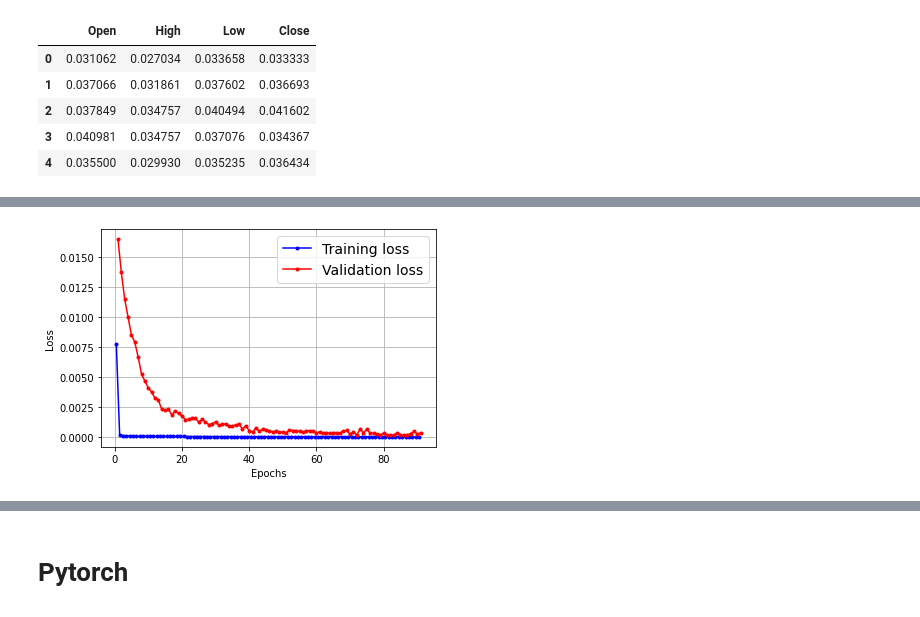
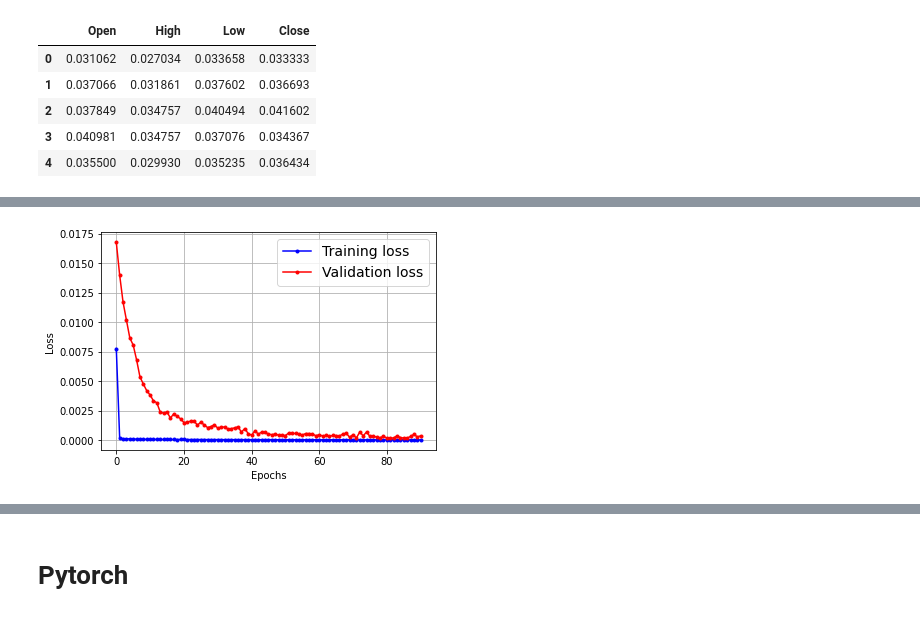
Before and after one commit to CownowAn/bitamin, a Jupyter notebook: week4_LSTM/week4_preview/LSTM_samsung stock price prediction.ipynb, the cells around one changed output, grey strips where cells are left out. Saved outputs shown, nothing was run; the diff lists cells and outputs as text; code cells hidden in the pictures.

```diff
--- a/week4_LSTM/week4_preview/LSTM_samsung stock price prediction.ipynb
+++ b/week4_LSTM/week4_preview/LSTM_samsung stock price prediction.ipynb
@@ -112,7 +112,7 @@ def make_windowed_dataset(dataset, start_index, end_index, time_step, target_siz
     labels = []
     start_index = start_index + time_step
     if end_index is None:
-        end_index = dataset.shape[0] - time_step
+        end_index = dataset.shape[0]
 
     for i in range(start_index, end_index):
         indexs = range(i - time_step, i, step)
@@ -200,16 +200,16 @@ Epoch 91: val_loss did not improve from 0.00018
 # %%
 def plot_learning_curves(loss, val_loss):
-    plt.plot(np.arange(len(loss)) + 0.5, loss, "b.-", label="Training loss")
-    plt.plot(np.arange(len(val_loss)) + 1, val_loss, "r.-", label="Validation loss")
+    plt.plot(np.arange(len(loss)), loss, "b.-", label="Training loss")
+    plt.plot(np.arange(len(val_loss)), val_loss, "r.-", label="Validation loss")
     plt.legend(fontsize=14)
     plt.xlabel("Epochs")
     plt.ylabel("Loss")
     plt.grid(True)
 
 plot_learning_curves(RNN_model_history.history["loss"], RNN_model_history.history["val_loss"])
 plt.show()
 # %% [output]
-[figure, old version]
+[figure, new version]
 # %%
 RNN_model.load_weights(filename)
 
```
Also changed, not shown: parts of 12 cells of this notebook.
